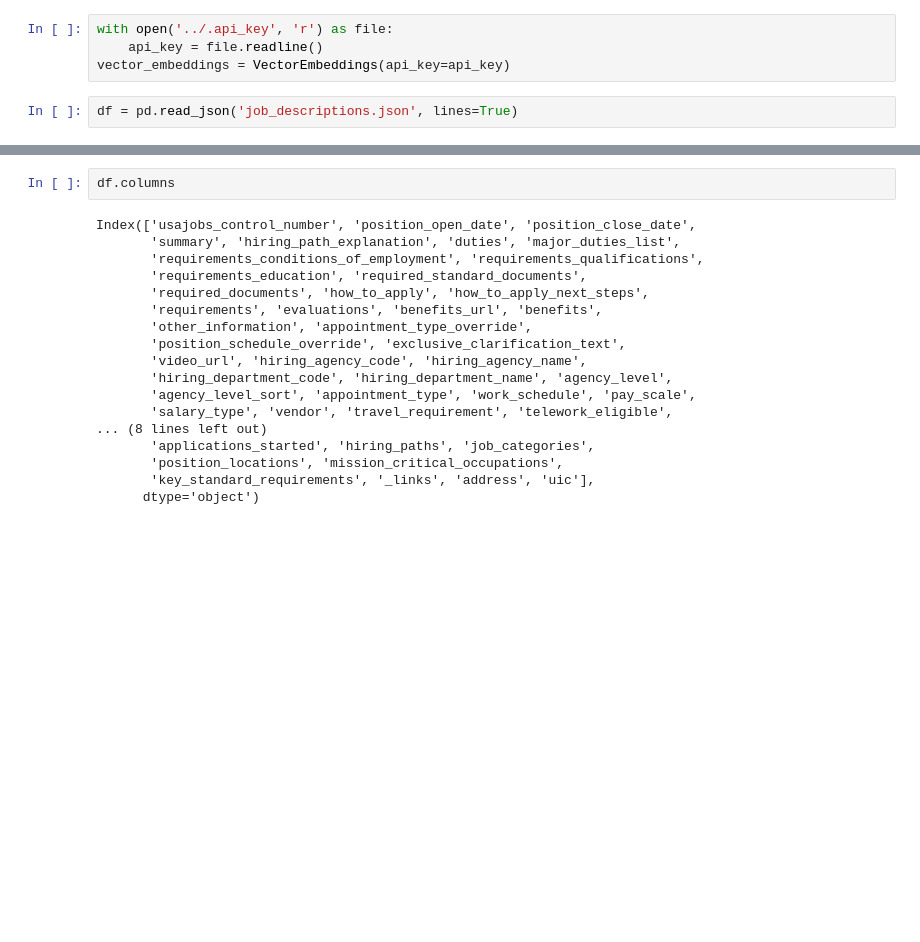
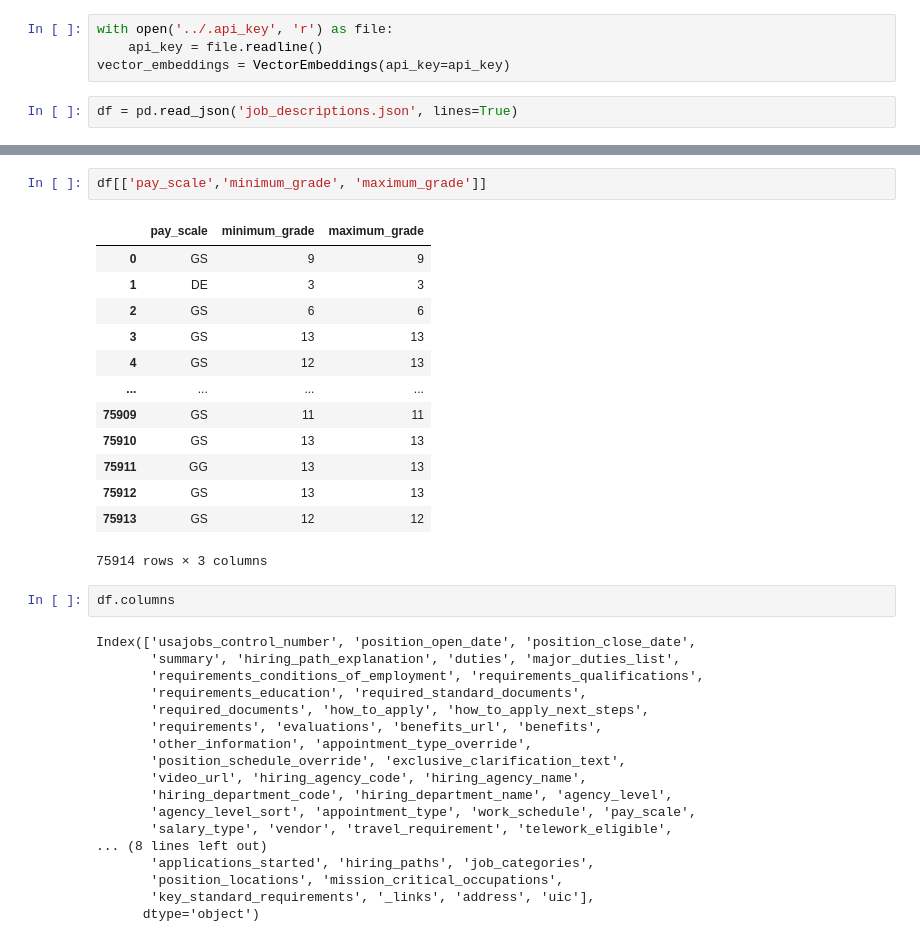
Before and after one commit to bryaneadams/csi_772_course_project, a Jupyter notebook: data/job_ad_vector.ipynb, the cells around one changed output, grey strips where cells are left out. Drawn from its saved outputs; the diff is of its cells as text; blank space fills up the shorter version.

```diff
--- a/data/job_ad_vector.ipynb
+++ b/data/job_ad_vector.ipynb
@@ -182,3 +172,19 @@ df.head()
+# %%
+df[['pay_scale','minimum_grade', 'maximum_grade']]
+# %% [output]
+|  | pay_scale | minimum_grade | maximum_grade |
+| 0 | GS | 9 | 9 |
+| 1 | DE | 3 | 3 |
+| 2 | GS | 6 | 6 |
+| 3 | GS | 13 | 13 |
+| 4 | GS | 12 | 13 |
+| ... | ... | ... | ... |
+| 75909 | GS | 11 | 11 |
+| 75910 | GS | 13 | 13 |
+| 75911 | GG | 13 | 13 |
+| 75912 | GS | 13 | 13 |
+| 75913 | GS | 12 | 12 |
+75914 rows × 3 columns
 # %%
 df.columns
 # %% [output]
```
Also changed, not shown: parts of 1 cell of this notebook.
